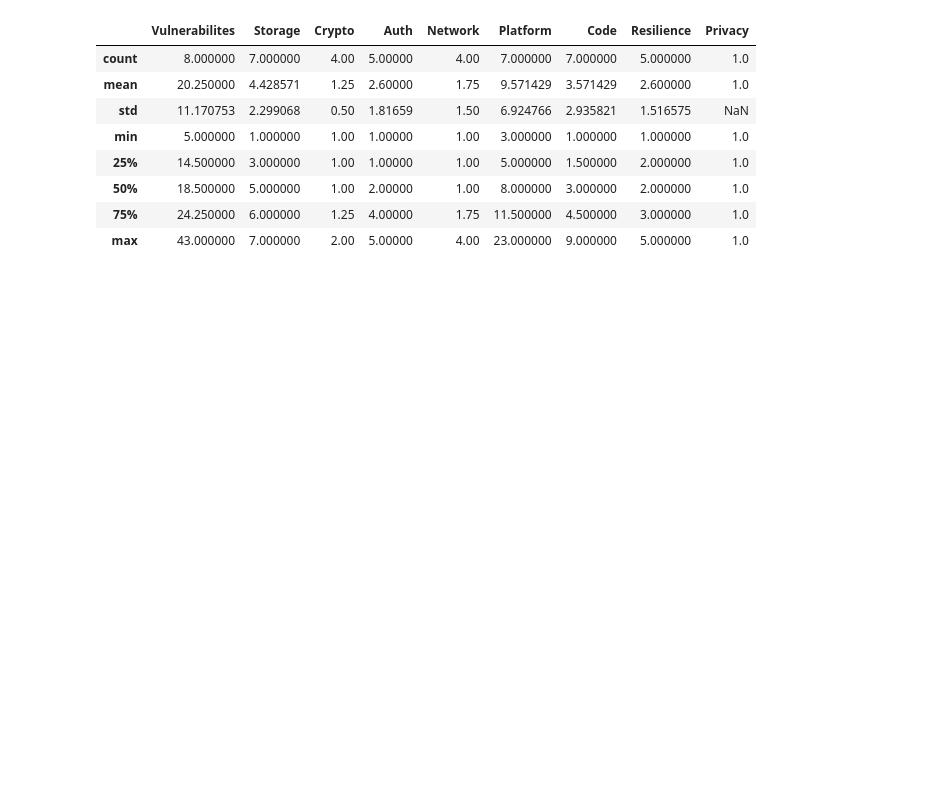
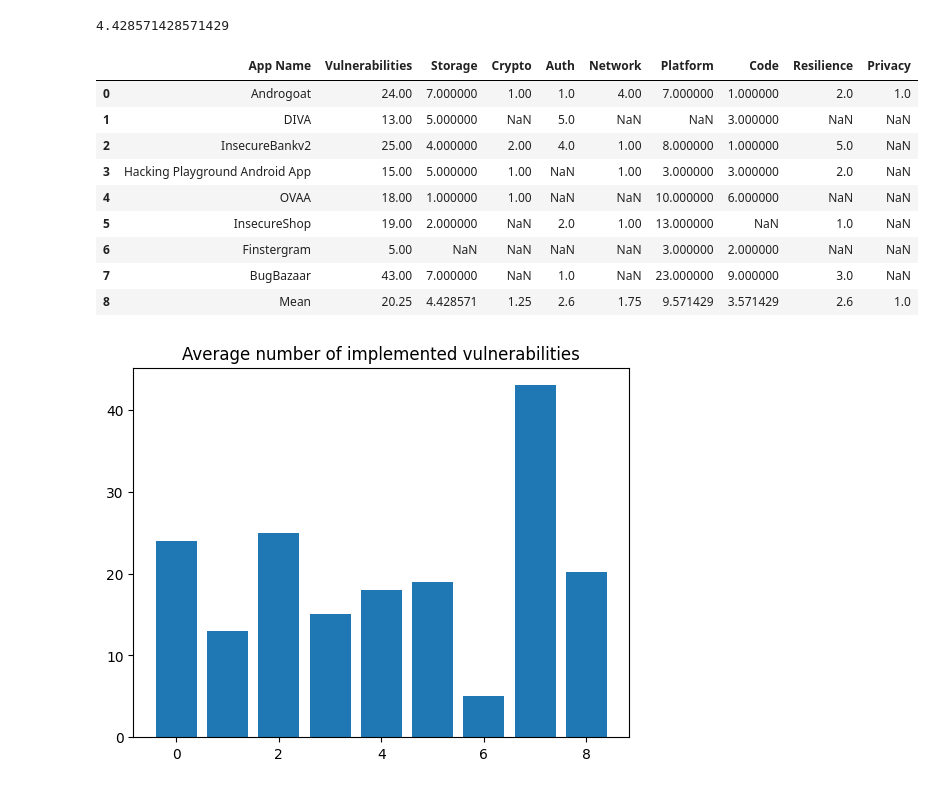
Before and after one commit to domi-cmd/Reference_Application_for_OWASP_MASTG, a Jupyter notebook: dev_documents/seminar_thesis/reference_apps/data_manipulation/graphics_lab.ipynb, the cells around one changed output. Cells and saved outputs as stored; diff of their text form; code cells hidden in the pictures; blank space fills up the shorter version.

Commit message:
Started work on some exemplary graphs

```diff
--- a/dev_documents/seminar_thesis/reference_apps/data_manipulation/graphics_lab.ipynb
+++ b/dev_documents/seminar_thesis/reference_apps/data_manipulation/graphics_lab.ipynb
@@ -36,13 +37,50 @@ display(specific_df)
 # %%
 # Do some basic data exploration on "overview_df"
 overview_df.describe()
+
+print(overview_df["Storage"].mean())
+
+# Compute means for numeric columns only
+mean_row = overview_df.select_dtypes(include=[np.number]).mean()
+
+# Add a label for the row
+mean_row['App Name'] = 'Mean'
+
+# Append to the DataFrame
+overview_df = pd.concat([overview_df, pd.DataFrame([mean_row])], ignore_index=True)
+
+display(overview_df)
+
+plt.bar(overview_df.index, overview_df["Vulnerabilities"])
+plt.title("Average number of implemented vulnerabilities")
+
+
+# Select the mean row
+mean_row = overview_df[overview_df['App Name'] == 'Mean'].select_dtypes('number').iloc[0]
+mean_row = mean_row.drop('Vulnerabilities', errors='ignore')  # ignore in case it's missing
+
+# Plot
+plt.figure(figsize=(10,6))
+mean_row.plot(kind='bar')
+
+plt.title('Mean Values per Security Category')
+plt.ylabel('Mean Score')
+plt.xticks(rotation=45, ha='right')
+plt.grid(axis='y', linestyle='--', alpha=0.6)
+
+plt.show()
+#vuln_agg = overview_df.groupby("Vulnerabilities")
+#vuln_agg.mean(numeric_only=True)
 # %% [output]
+4.428571428571429
-|  | Vulnerabilites | Storage | Crypto | Auth | Network | Platform | Code | Resilience | Privacy |
-| count | 8.000000 | 7.000000 | 4.00 | 5.00000 | 4.00 | 7.000000 | 7.000000 | 5.000000 | 1.0 |
-| mean | 20.250000 | 4.428571 | 1.25 | 2.60000 | 1.75 | 9.571429 | 3.571429 | 2.600000 | 1.0 |
-| std | 11.170753 | 2.299068 | 0.50 | 1.81659 | 1.50 | 6.924766 | 2.935821 | 1.516575 | NaN |
-| min | 5.000000 | 1.000000 | 1.00 | 1.00000 | 1.00 | 3.000000 | 1.000000 | 1.000000 | 1.0 |
-| 25% | 14.500000 | 3.000000 | 1.00 | 1.00000 | 1.00 | 5.000000 | 1.500000 | 2.000000 | 1.0 |
-| 50% | 18.500000 | 5.000000 | 1.00 | 2.00000 | 1.00 | 8.000000 | 3.000000 | 2.000000 | 1.0 |
-| 75% | 24.250000 | 6.000000 | 1.25 | 4.00000 | 1.75 | 11.500000 | 4.500000 | 3.000000 | 1.0 |
-| max | 43.000000 | 7.000000 | 2.00 | 5.00000 | 4.00 | 23.000000 | 9.000000 | 5.000000 | 1.0 |
+|  | App Name | Vulnerabilities | Storage | Crypto | Auth | Network | Platform | Code | Resilience | Privacy |
+| 0 | Androgoat | 24.00 | 7.000000 | 1.00 | 1.0 | 4.00 | 7.000000 | 1.000000 | 2.0 | 1.0 |
+| 1 | DIVA | 13.00 | 5.000000 | NaN | 5.0 | NaN | NaN | 3.000000 | NaN | NaN |
+| 2 | InsecureBankv2 | 25.00 | 4.000000 | 2.00 | 4.0 | 1.00 | 8.000000 | 1.000000 | 5.0 | NaN |
+| 3 | Hacking Playground Android App | 15.00 | 5.000000 | 1.00 | NaN | 1.00 | 3.000000 | 3.000000 | 2.0 | NaN |
+| 4 | OVAA | 18.00 | 1.000000 | 1.00 | NaN | NaN | 10.000000 | 6.000000 | NaN | NaN |
+| 5 | InsecureShop | 19.00 | 2.000000 | NaN | 2.0 | 1.00 | 13.000000 | NaN | 1.0 | NaN |
+| 6 | Finstergram | 5.00 | NaN | NaN | NaN | NaN | 3.000000 | 2.000000 | NaN | NaN |
+| 7 | BugBazaar | 43.00 | 7.000000 | NaN | 1.0 | NaN | 23.000000 | 9.000000 | 3.0 | NaN |
+| 8 | Mean | 20.25 | 4.428571 | 1.25 | 2.6 | 1.75 | 9.571429 | 3.571429 | 2.6 | 1.0 |
+[figure, added]
```
Also changed, not shown: parts of 6 cells of this notebook, 4 other files.
